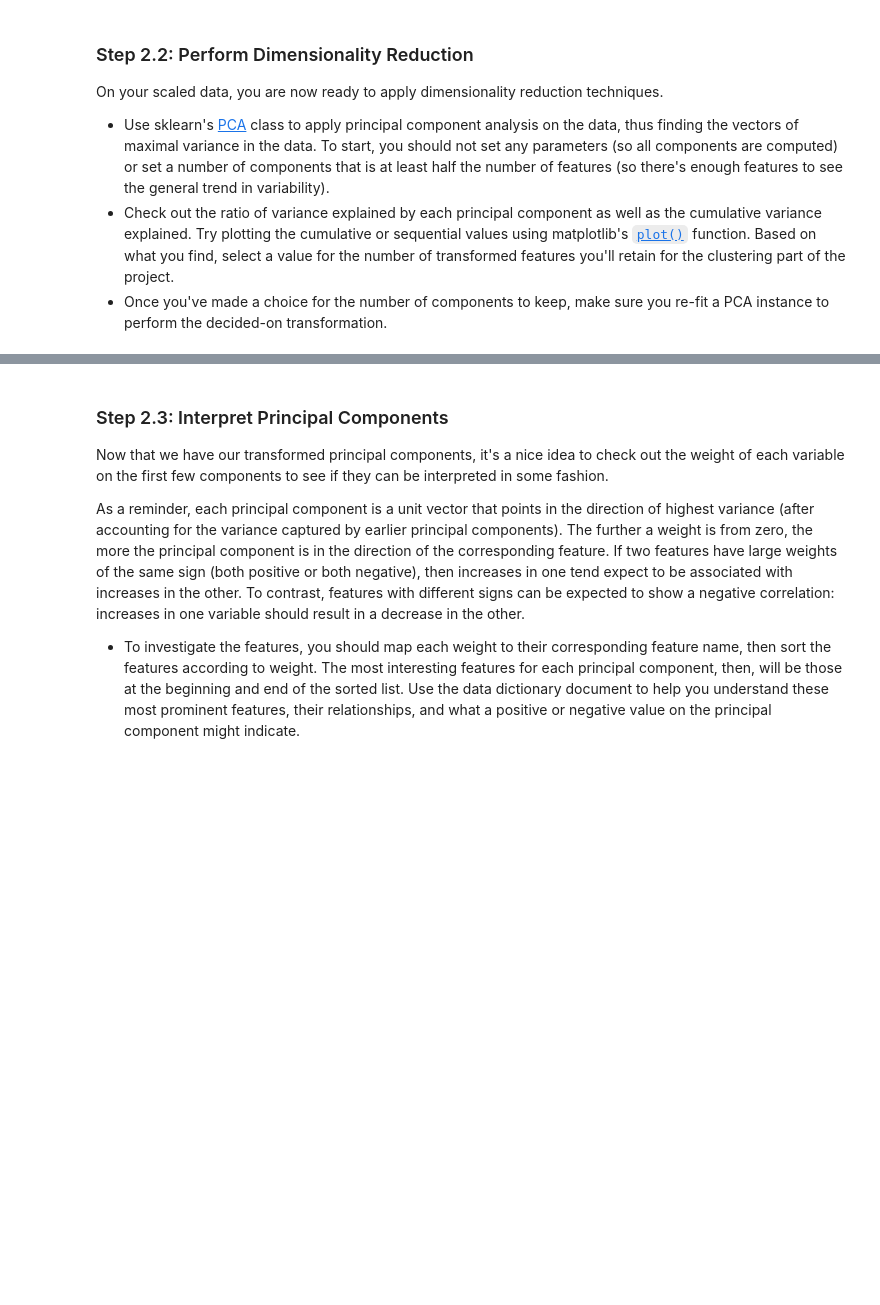
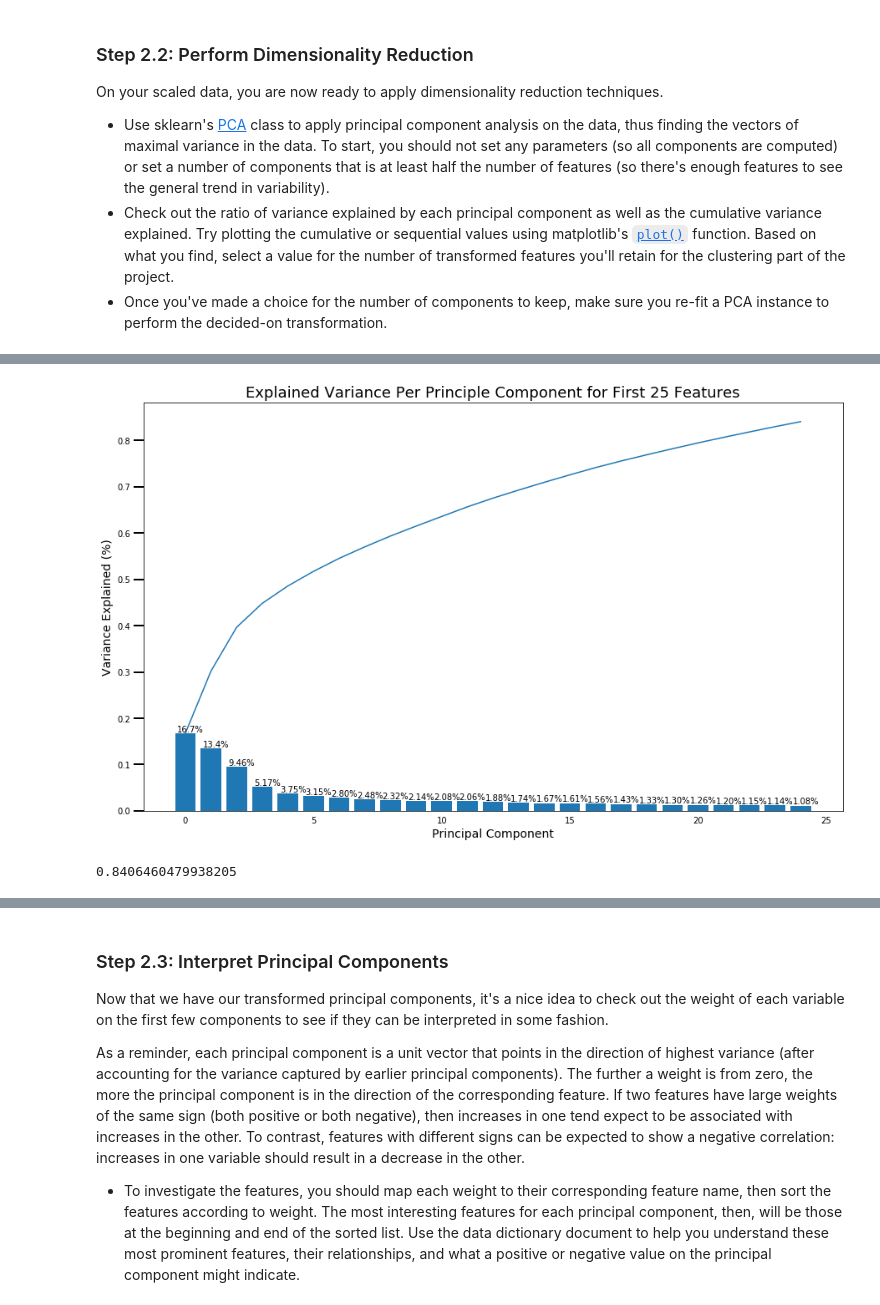
Before and after one commit to luis-valverde/Identify-Customer-Segments-with-Arvato, a Jupyter notebook: Identify_Customer_Segments.ipynb, the cells around one changed output, grey strips where cells are left out. Cells and saved outputs as stored; diff of their text form; code cells hidden in the pictures; blank space fills up the shorter version.

```diff
--- a/Identify_Customer_Segments.ipynb
+++ b/Identify_Customer_Segments.ipynb
@@ -808,2 +850,12 @@ On your scaled data, you are now ready to apply dimensionality reduction techniq
+# %%
+scree_plot(pca, annotate=True, limit=25)
+# %% [output]
+[figure, added]
+# %%
+# Calculate variance for first 25 principal components
+number_principal_components = 25
+pca.explained_variance_ratio_[:number_principal_components].sum()
+# %% [output]
+0.8406460479938205
 # %%
 # Re-apply PCA to the data while selecting for number of components to retain.
```
Also changed, not shown: parts of 5 cells of this notebook.
